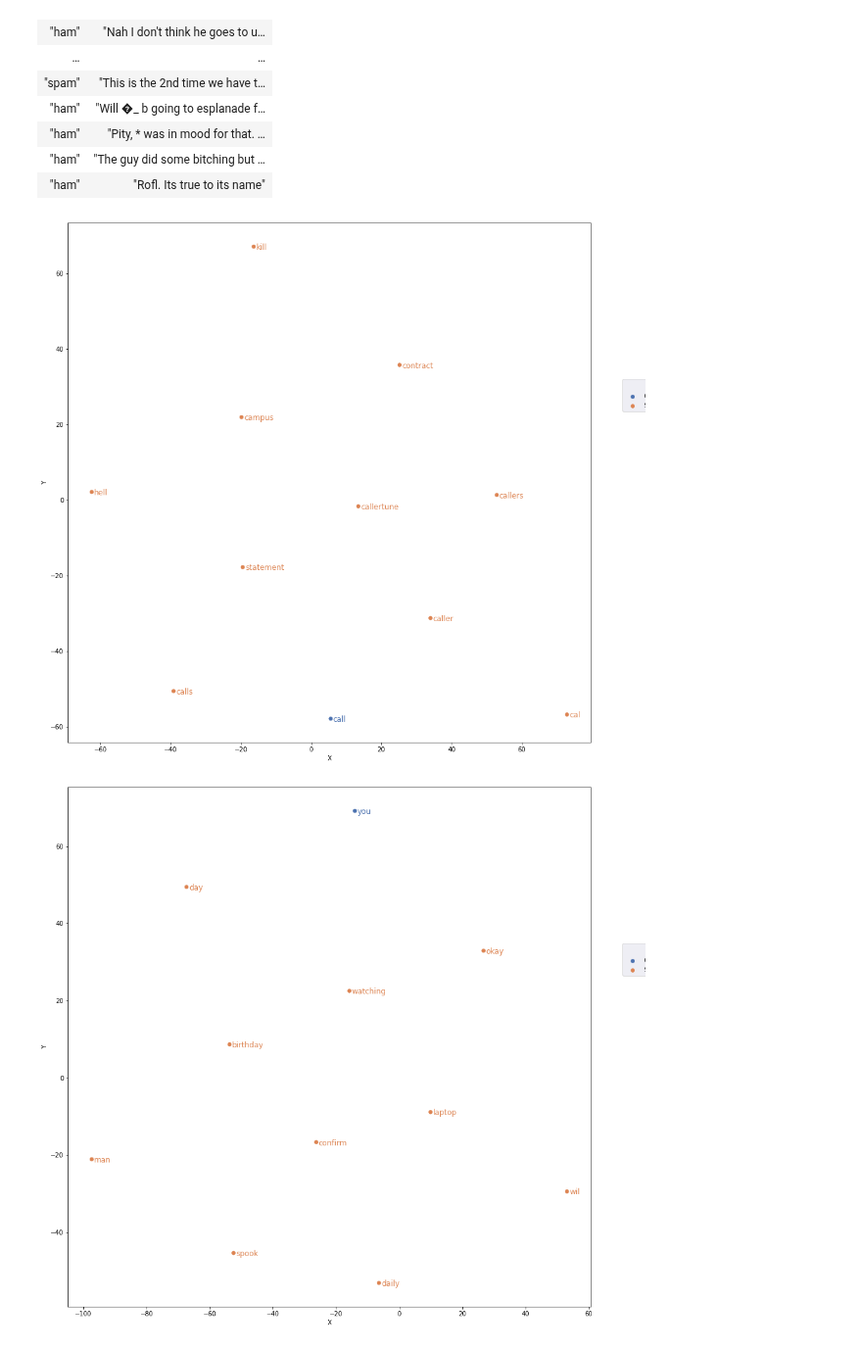
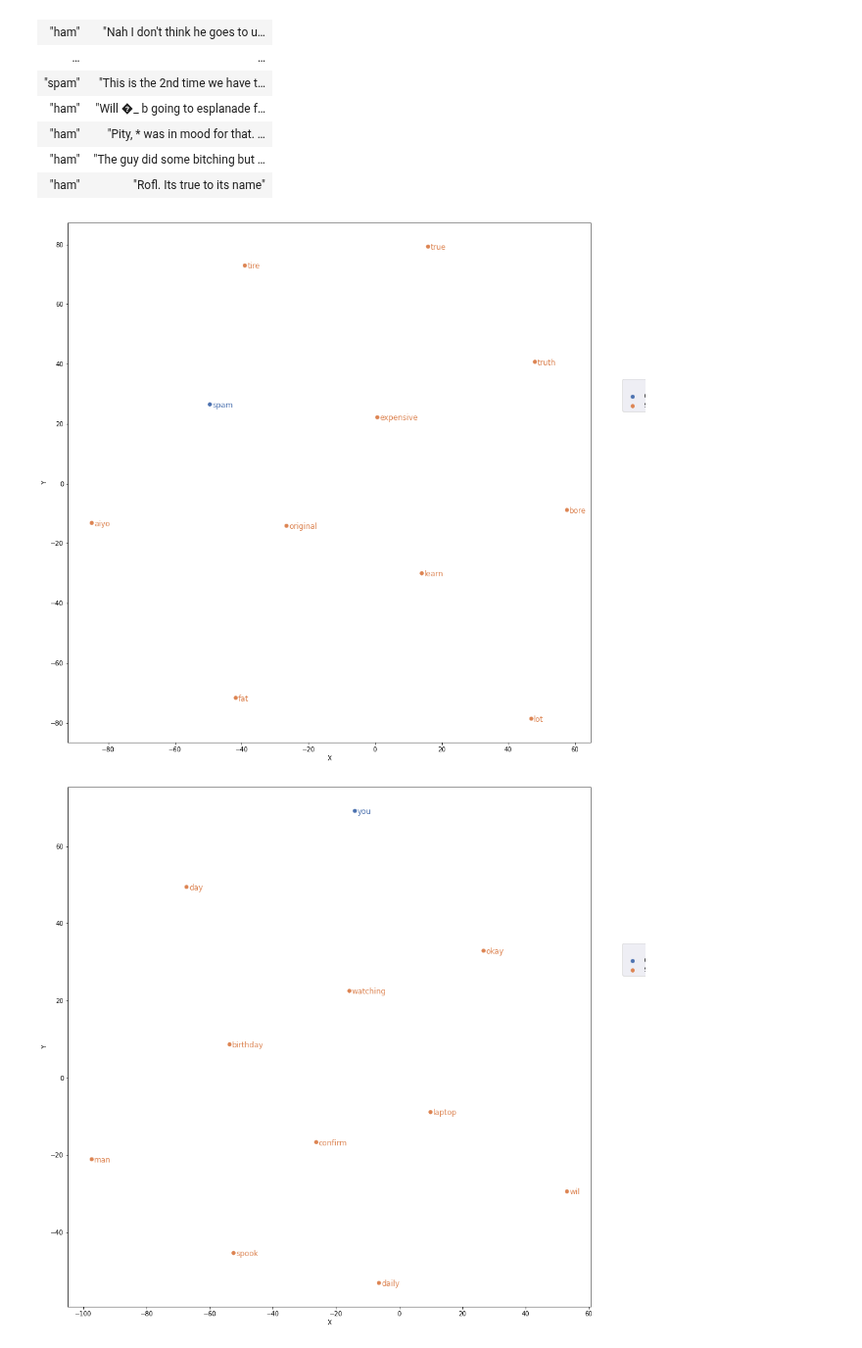
Before and after one commit to detiuaveiro/aas, a Jupyter notebook: notebooks/00-spam/notebook_08.ipynb, the cells around one changed output. Shown at 98% size. Saved outputs shown, nothing was run; the diff lists cells and outputs as text; code cells hidden in the pictures.

```diff
--- a/notebooks/00-spam/notebook_08.ipynb
+++ b/notebooks/00-spam/notebook_08.ipynb
@@ -173,9 +173,9 @@ def plot_top_similar(query_word, model, limit=10, color=['maroon', 'blue']):
     p = so.Plot(data=vectors_tsne_df, x='X', y='Y', text='label', color='Type').add(so.Dot(marker='o')).add(so.Text(halign='left')).label(legend=None)
     p.on(ax).show()
 # %%
-plot_top_similar('call', text_model)
+plot_top_similar('spam', text_model)
 # %% [output]
-[figure, old version]
+[figure, new version]
 # %%
 plot_top_similar('you', text_model)
 # %% [output]
```
Also changed, not shown: 14 other files.
